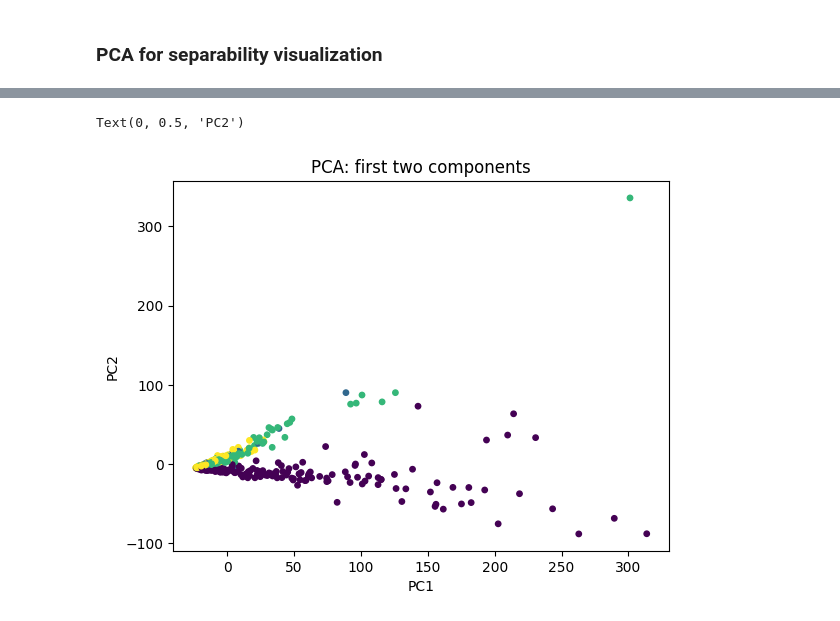
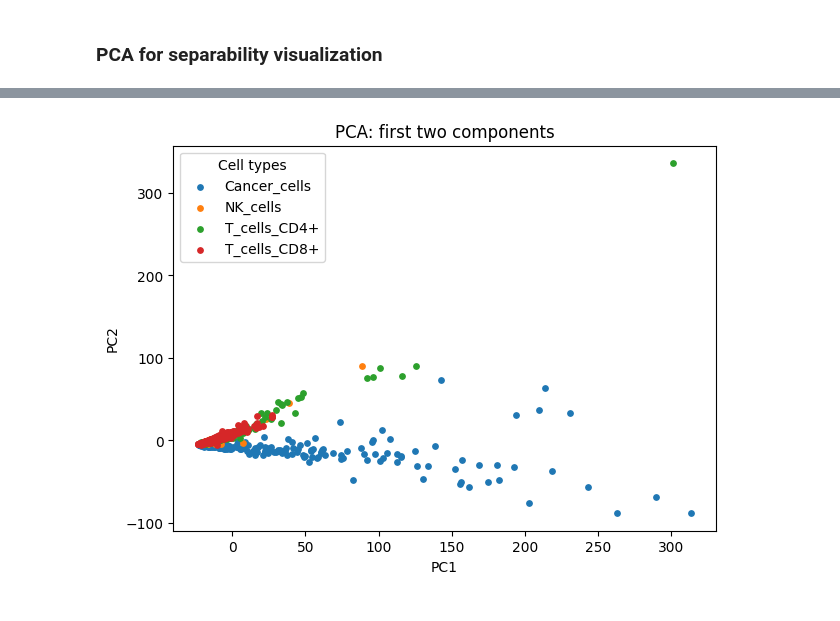
Before and after one commit to DataCampDS/scmark-classification-data-shinobi, a Jupyter notebook: exploratory_data_analysis.ipynb, the cells around one changed output, grey strips where cells are left out. Saved outputs shown, nothing was run; the diff lists cells and outputs as text; code cells hidden in the pictures.

```diff
--- a/exploratory_data_analysis.ipynb
+++ b/exploratory_data_analysis.ipynb
@@ -155,14 +203,22 @@ Text(0, 0.5, 'Number of cells')
 # %%
 scaler = StandardScaler(with_mean=True, with_std=True)
 X_scaled = scaler.fit_transform(X_dense)
 
 pca = PCA(n_components=2)
 X_pca = pca.fit_transform(X_scaled)
 
-plt.scatter(X_pca[:,0], X_pca[:,1], c=y_train.codes, s=15)
+labels = y_train.categories
+codes = y_train.codes
+
+plt.figure(figsize=(7,5))
+for i, label in enumerate(labels):
+    idx = np.where(codes == i)
+    plt.scatter(X_pca[idx, 0], X_pca[idx, 1], s=15, label=label)
+
 plt.title("PCA: first two components")
 plt.xlabel("PC1")
 plt.ylabel("PC2")
+plt.legend(title="Cell types")
+plt.show()
 # %% [output]
-Text(0, 0.5, 'PC2')
-[figure, old version]
+[figure, new version]
```
Also changed, not shown: parts of 16 cells of this notebook.
